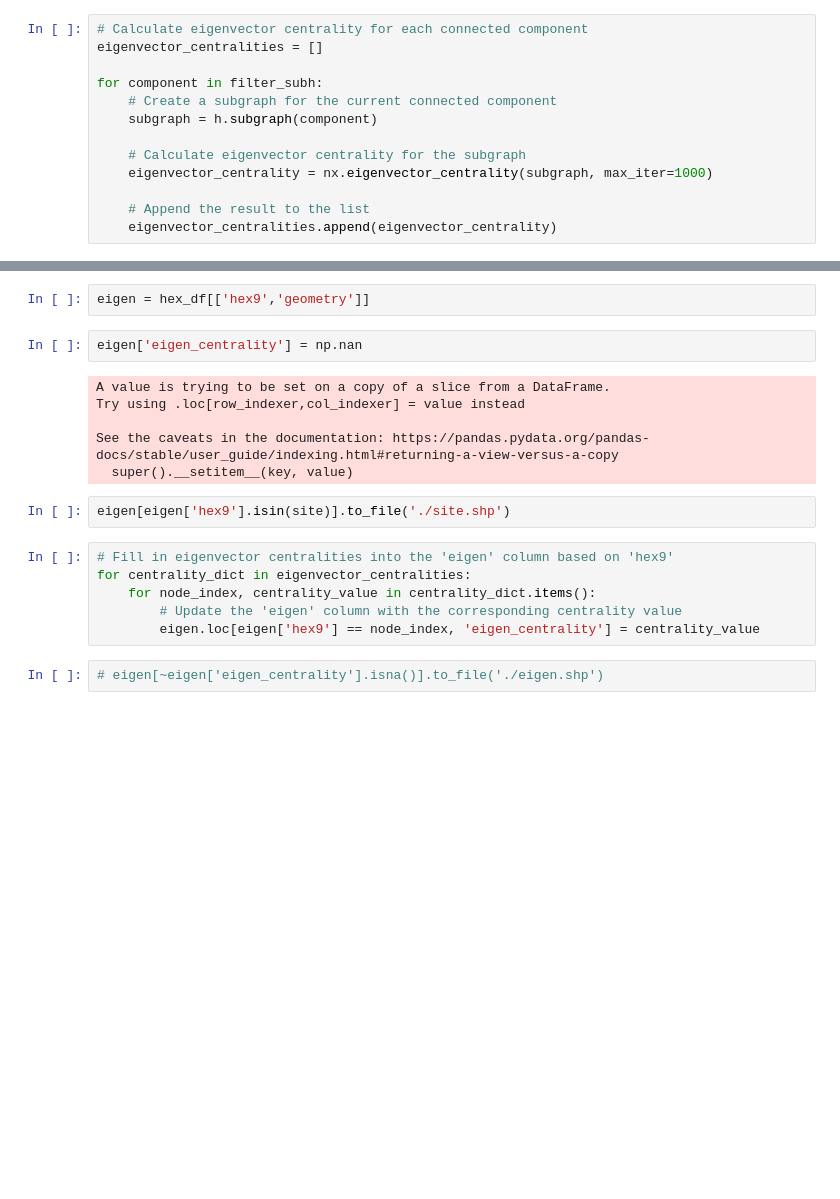
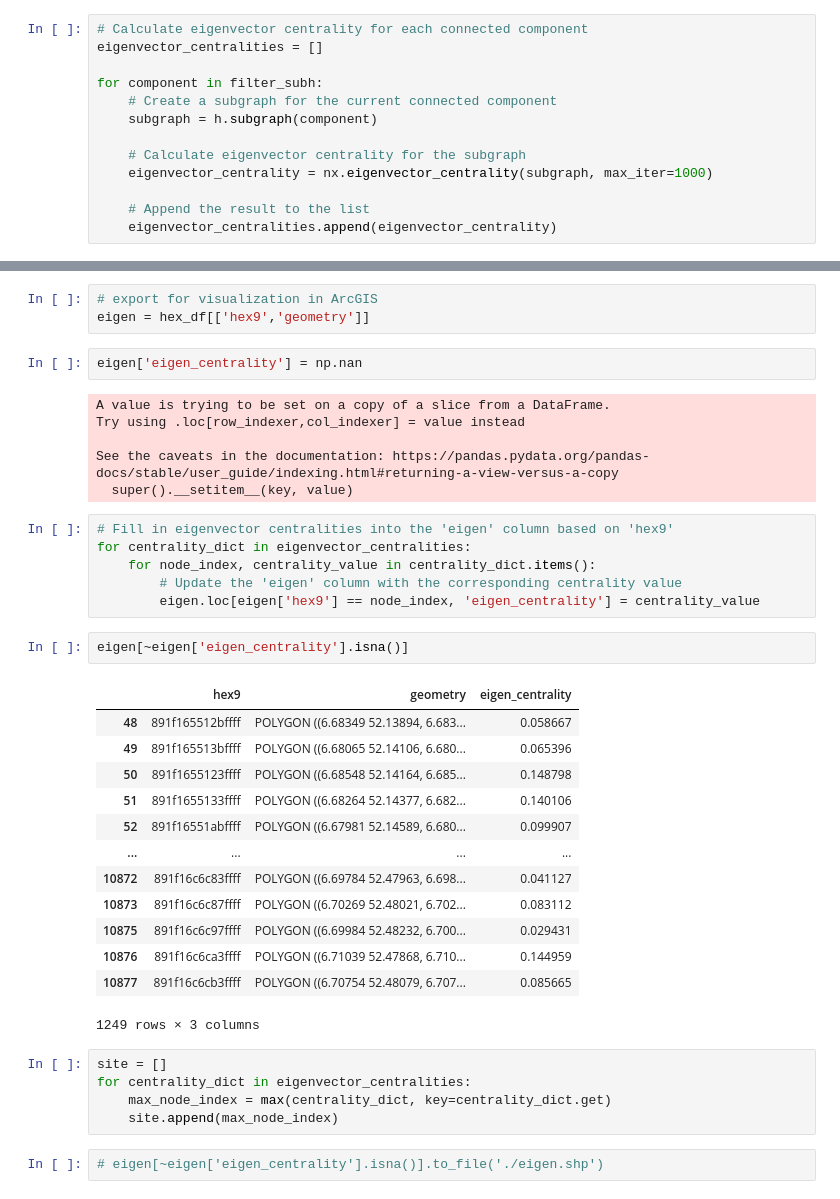
Before and after one commit to springonions-87/bioze_digital_mapping_tool, a Jupyter notebook: spatial_autocorrelation.ipynb, the cells around one changed output, grey strips where cells are left out. Saved outputs shown, nothing was run; the diff lists cells and outputs as text; blank space fills up the shorter version.

```diff
--- a/spatial_autocorrelation.ipynb
+++ b/spatial_autocorrelation.ipynb
@@ -338,5 +291,6 @@ site
-# %%
-eigen = hex_df[['hex9','geometry']]
+# %%
+# export for visualization in ArcGIS
+eigen = hex_df[['hex9','geometry']]
 # %%
 eigen['eigen_centrality'] = np.nan
 # %% [output]
@@ -345,14 +299,33 @@ Try using .loc[row_indexer,col_indexer] = value instead
 
 See the caveats in the documentation: https://pandas.pydata.org/pandas-docs/stable/user_guide/indexing.html#returning-a-view-versus-a-copy
   super().__setitem__(key, value)
-# %%
-eigen[eigen['hex9'].isin(site)].to_file('./site.shp')
 # %%
 # Fill in eigenvector centralities into the 'eigen' column based on 'hex9'
 for centrality_dict in eigenvector_centralities:
     for node_index, centrality_value in centrality_dict.items():
         # Update the 'eigen' column with the corresponding centrality value
         eigen.loc[eigen['hex9'] == node_index, 'eigen_centrality'] = centrality_value
+# %%
+eigen[~eigen['eigen_centrality'].isna()]
+# %% [output]
+|  | hex9 | geometry | eigen_centrality |
+| 48 | 891f165512bffff | POLYGON ((6.68349 52.13894, 6.683... | 0.058667 |
+| 49 | 891f165513bffff | POLYGON ((6.68065 52.14106, 6.680... | 0.065396 |
+| 50 | 891f1655123ffff | POLYGON ((6.68548 52.14164, 6.685... | 0.148798 |
+| 51 | 891f1655133ffff | POLYGON ((6.68264 52.14377, 6.682... | 0.140106 |
+| 52 | 891f16551abffff | POLYGON ((6.67981 52.14589, 6.680... | 0.099907 |
+| ... | ... | ... | ... |
+| 10872 | 891f16c6c83ffff | POLYGON ((6.69784 52.47963, 6.698... | 0.041127 |
+| 10873 | 891f16c6c87ffff | POLYGON ((6.70269 52.48021, 6.702... | 0.083112 |
+| 10875 | 891f16c6c97ffff | POLYGON ((6.69984 52.48232, 6.700... | 0.029431 |
+| 10876 | 891f16c6ca3ffff | POLYGON ((6.71039 52.47868, 6.710... | 0.144959 |
+| 10877 | 891f16c6cb3ffff | POLYGON ((6.70754 52.48079, 6.707... | 0.085665 |
+1249 rows × 3 columns
+# %%
+site = []
+for centrality_dict in eigenvector_centralities:
+    max_node_index = max(centrality_dict, key=centrality_dict.get)
+    site.append(max_node_index)
 # %%
 # eigen[~eigen['eigen_centrality'].isna()].to_file('./eigen.shp')
 # %%
```
Also changed, not shown: parts of 41 cells of this notebook.
